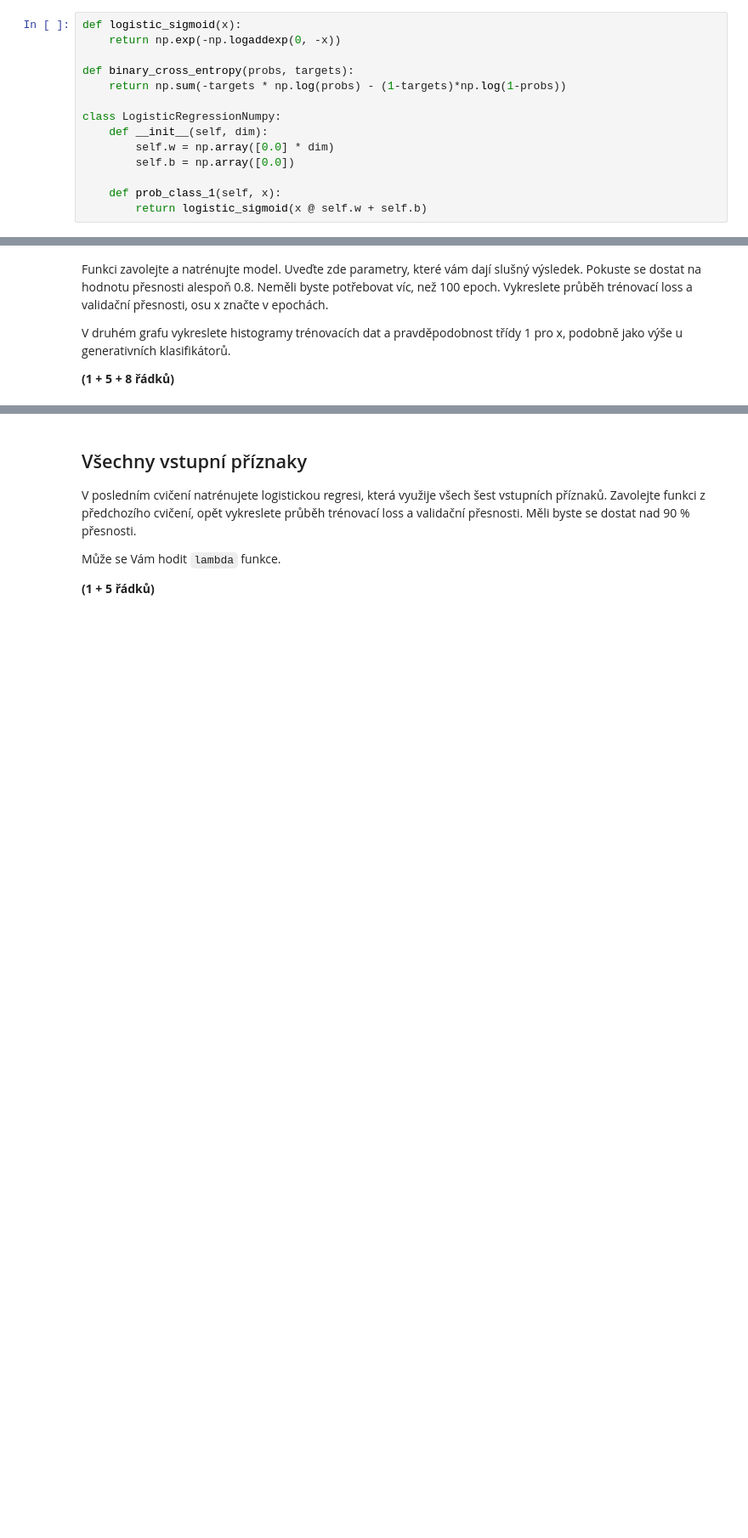
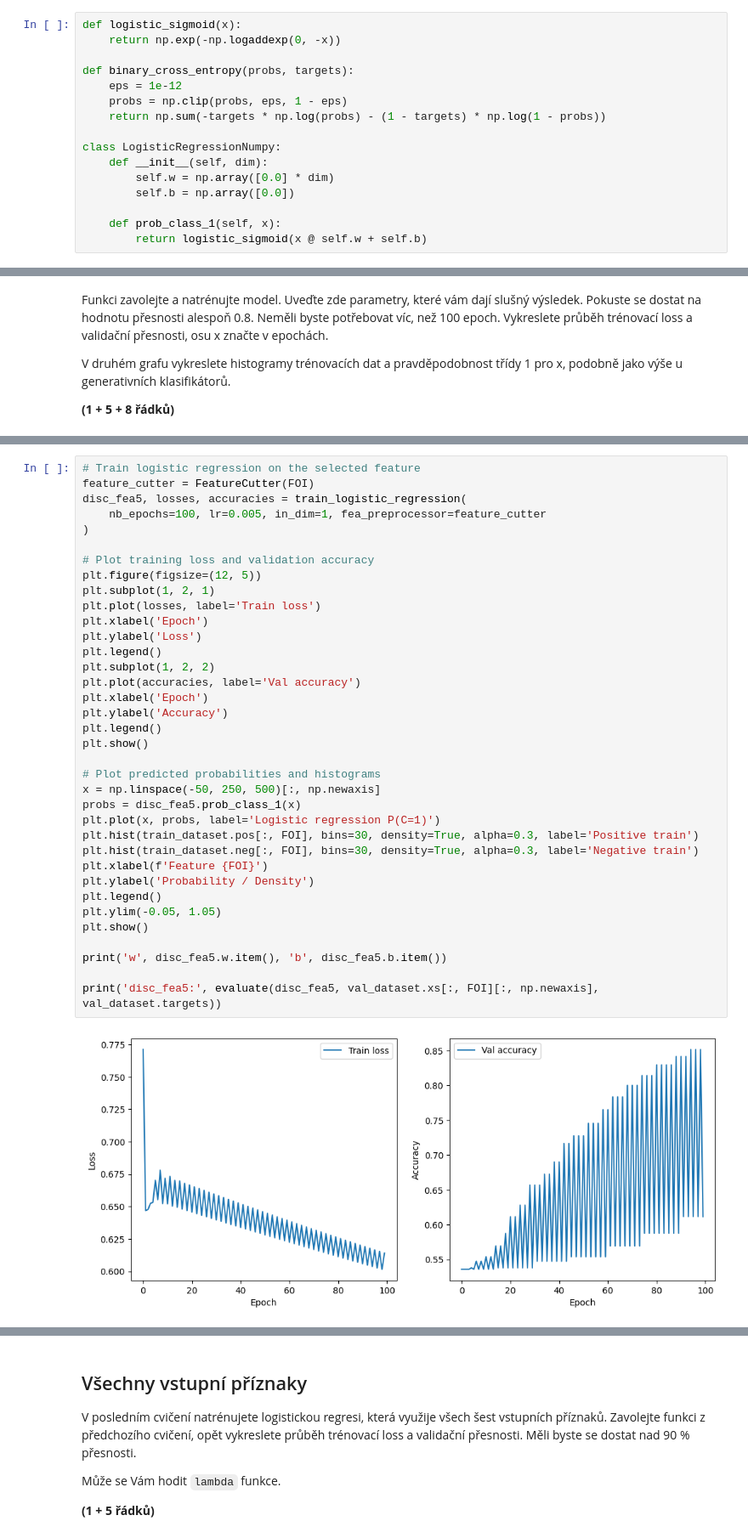
Before and after one commit to DmytroKhodarevskyi/VUTFIT2025---SUI, a Jupyter notebook: zadani.ipynb, the cells around one changed output, grey strips where cells are left out. Shown at 85% size. Saved outputs shown, nothing was run; the diff lists cells and outputs as text; blank space fills up the shorter version.

```diff
--- a/zadani.ipynb
+++ b/zadani.ipynb
@@ -226,7 +226,9 @@ def logistic_sigmoid(x):
     return np.exp(-np.logaddexp(0, -x))
 
 def binary_cross_entropy(probs, targets):
-    return np.sum(-targets * np.log(probs) - (1-targets)*np.log(1-probs))
+    eps = 1e-12
+    probs = np.clip(probs, eps, 1 - eps)
+    return np.sum(-targets * np.log(probs) - (1 - targets) * np.log(1 - probs))
 
 class LogisticRegressionNumpy:
     def __init__(self, dim):
@@ -311,0 +301,38 @@ disc_fea5: 0.75
+# %%
+# Train logistic regression on the selected feature
+feature_cutter = FeatureCutter(FOI)
+disc_fea5, losses, accuracies = train_logistic_regression(
+    nb_epochs=100, lr=0.005, in_dim=1, fea_preprocessor=feature_cutter
+)
+
+# Plot training loss and validation accuracy
+plt.figure(figsize=(12, 5))
+plt.subplot(1, 2, 1)
+plt.plot(losses, label='Train loss')
+plt.xlabel('Epoch')
+plt.ylabel('Loss')
+plt.legend()
+plt.subplot(1, 2, 2)
+plt.plot(accuracies, label='Val accuracy')
+plt.xlabel('Epoch')
+plt.ylabel('Accuracy')
+plt.legend()
+plt.show()
+
+# Plot predicted probabilities and histograms
+x = np.linspace(-50, 250, 500)[:, np.newaxis]
+probs = disc_fea5.prob_class_1(x)
+plt.plot(x, probs, label='Logistic regression P(C=1)')
+plt.hist(train_dataset.pos[:, FOI], bins=30, density=True, alpha=0.3, label='Positive train')
+plt.hist(train_dataset.neg[:, FOI], bins=30, density=True, alpha=0.3, label='Negative train')
+plt.xlabel(f'Feature {FOI}')
+plt.ylabel('Probability / Density')
+plt.legend()
+plt.ylim(-0.05, 1.05)
+plt.show()
+
+print('w', disc_fea5.w.item(), 'b', disc_fea5.b.item())
+
+print('disc_fea5:', evaluate(disc_fea5, val_dataset.xs[:, FOI][:, np.newaxis], val_dataset.targets))
+# %% [output]
+[figure, added]
```
Also changed, not shown: parts of 6 cells of this notebook.
